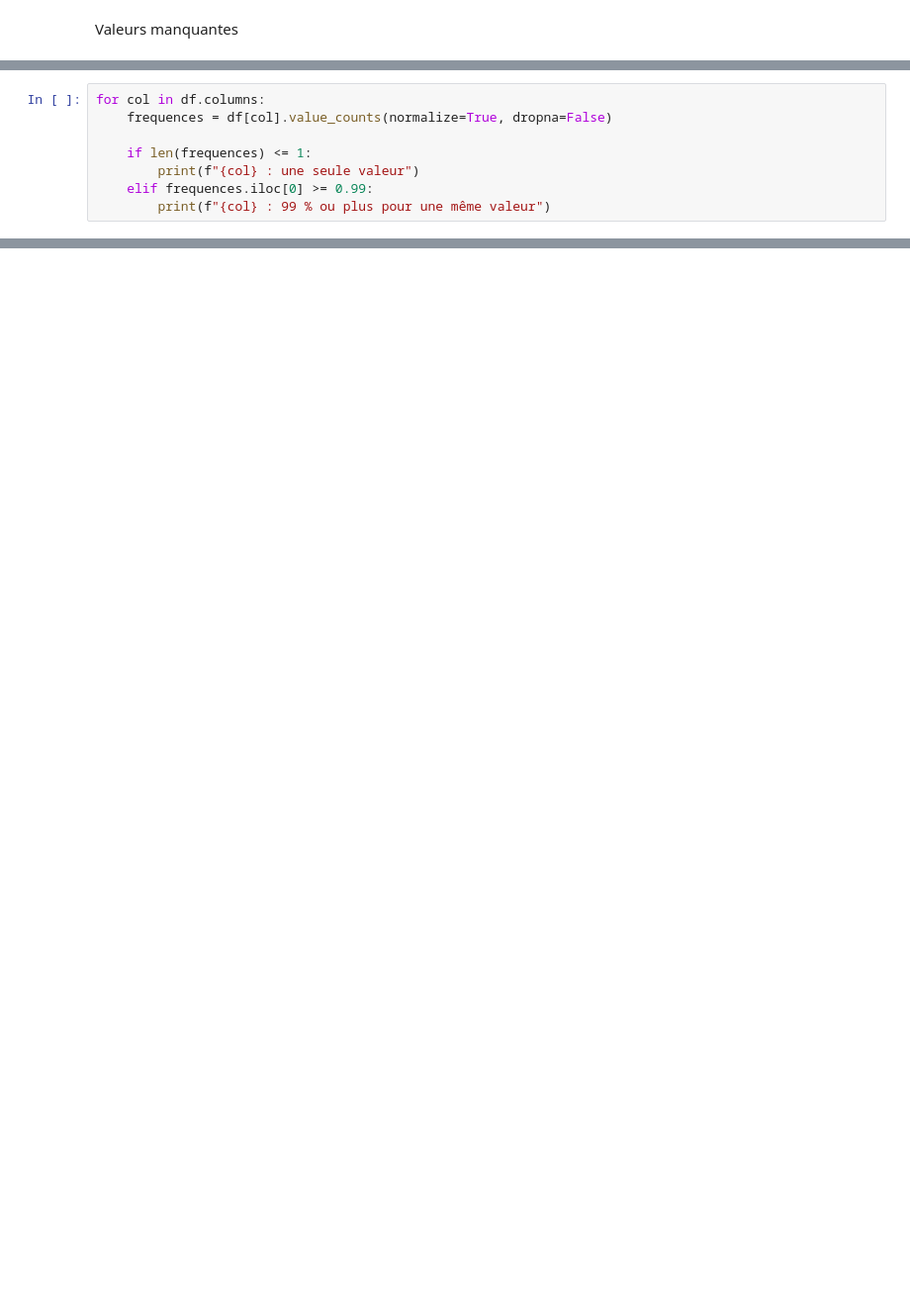
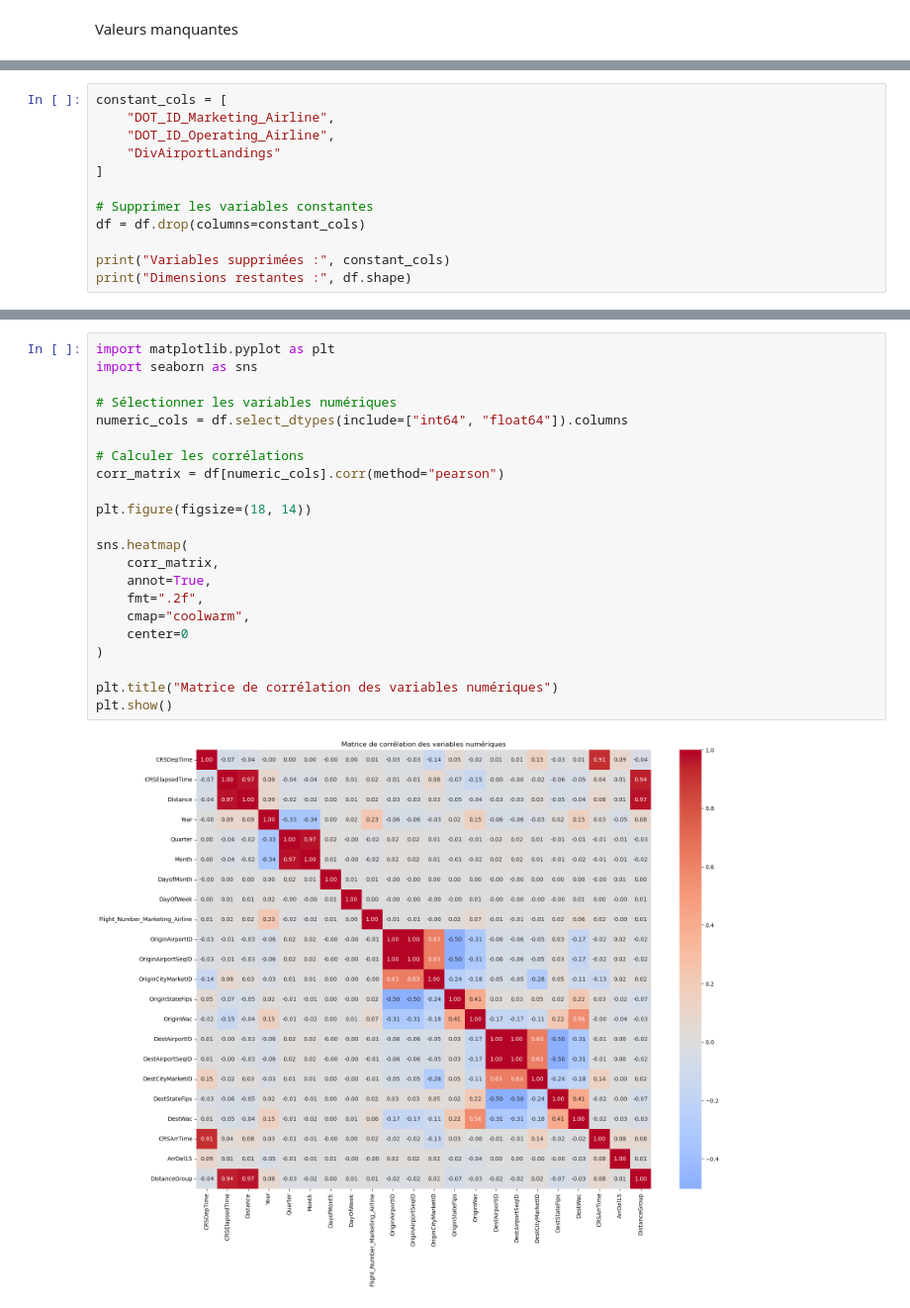
Before and after one commit to seguinx/Projet_Pr-diction_Avion-_retard, a Jupyter notebook: PROJET/Dataset/preselection.ipynb, the cells around one changed output, grey strips where cells are left out. Shown at 99% size. Drawn from its saved outputs; the diff is of its cells as text; blank space fills up the shorter version.

```diff
--- a/PROJET/Dataset/preselection.ipynb
+++ b/PROJET/Dataset/preselection.ipynb
@@ -181,8 +77,0 @@ Variables avec une seule valeur ou presque
-# %%
-for col in df.columns:
-    frequences = df[col].value_counts(normalize=True, dropna=False)
-
-    if len(frequences) <= 1:
-        print(f"{col} : une seule valeur")
-    elif frequences.iloc[0] >= 0.99:
-        print(f"{col} : 99 % ou plus pour une même valeur")
@@ -291,0 +740,12 @@ Dataset sauvegardé ici : c:\Users\segui\OneDrive\Documents\GitHub\Projet_Prédi
+# %%
+constant_cols = [
+    "DOT_ID_Marketing_Airline",
+    "DOT_ID_Operating_Airline",
+    "DivAirportLandings"
+]
+
+# Supprimer les variables constantes
+df = df.drop(columns=constant_cols)
+
+print("Variables supprimées :", constant_cols)
+print("Dimensions restantes :", df.shape)
@@ -291,0 +769,24 @@ Dataset sauvegardé ici : c:\Users\segui\OneDrive\Documents\GitHub\Projet_Prédi
+# %%
+import matplotlib.pyplot as plt
+import seaborn as sns
+
+# Sélectionner les variables numériques
+numeric_cols = df.select_dtypes(include=["int64", "float64"]).columns
+
+# Calculer les corrélations
+corr_matrix = df[numeric_cols].corr(method="pearson")
+
+plt.figure(figsize=(18, 14))
+
+sns.heatmap(
+    corr_matrix,
+    annot=True,
+    fmt=".2f",
+    cmap="coolwarm",
+    center=0
+)
+
+plt.title("Matrice de corrélation des variables numériques")
+plt.show()
+# %% [output]
+[figure, added]
```
Also changed, not shown: parts of 125 cells of this notebook, 12 other files.
